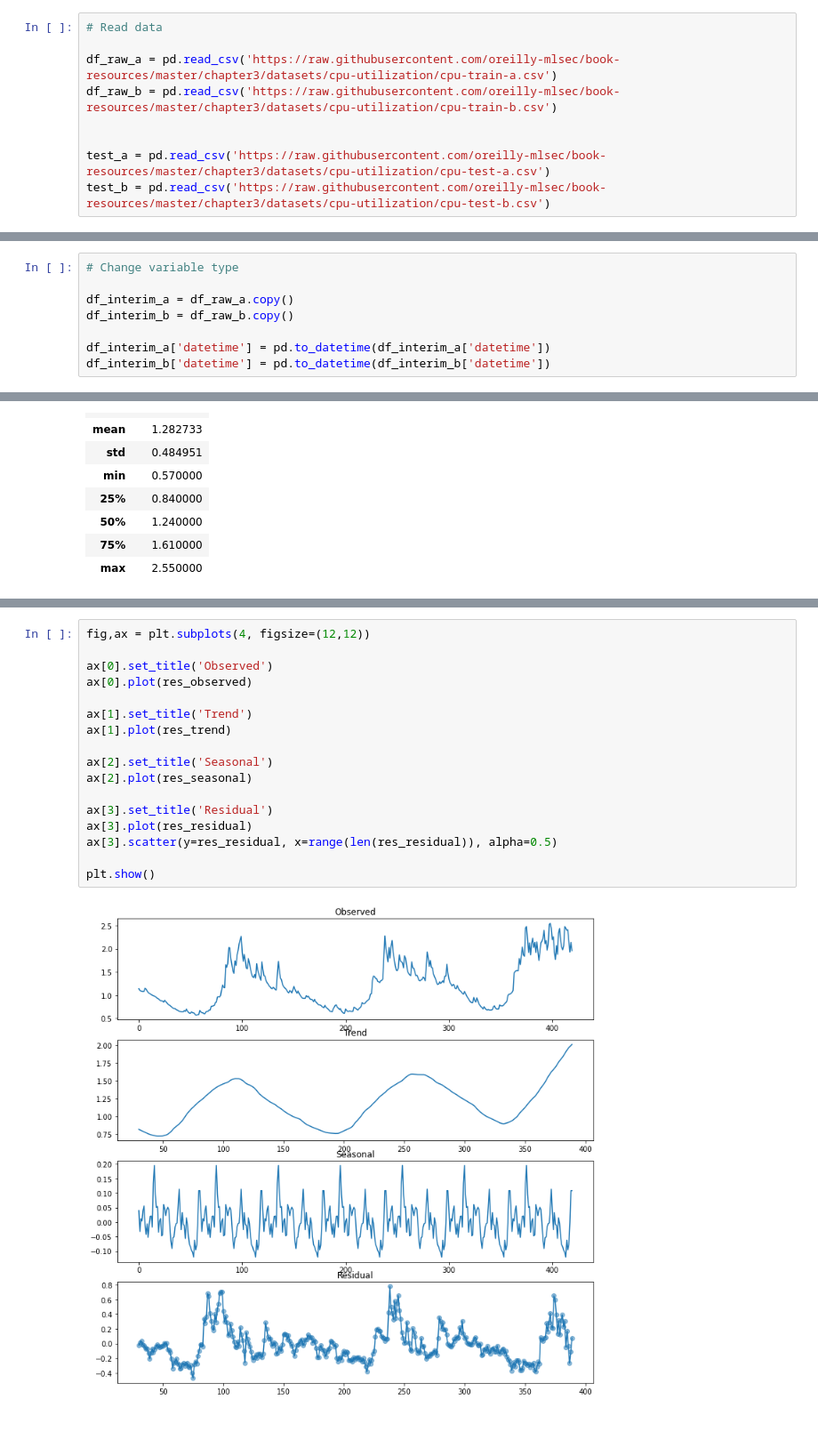
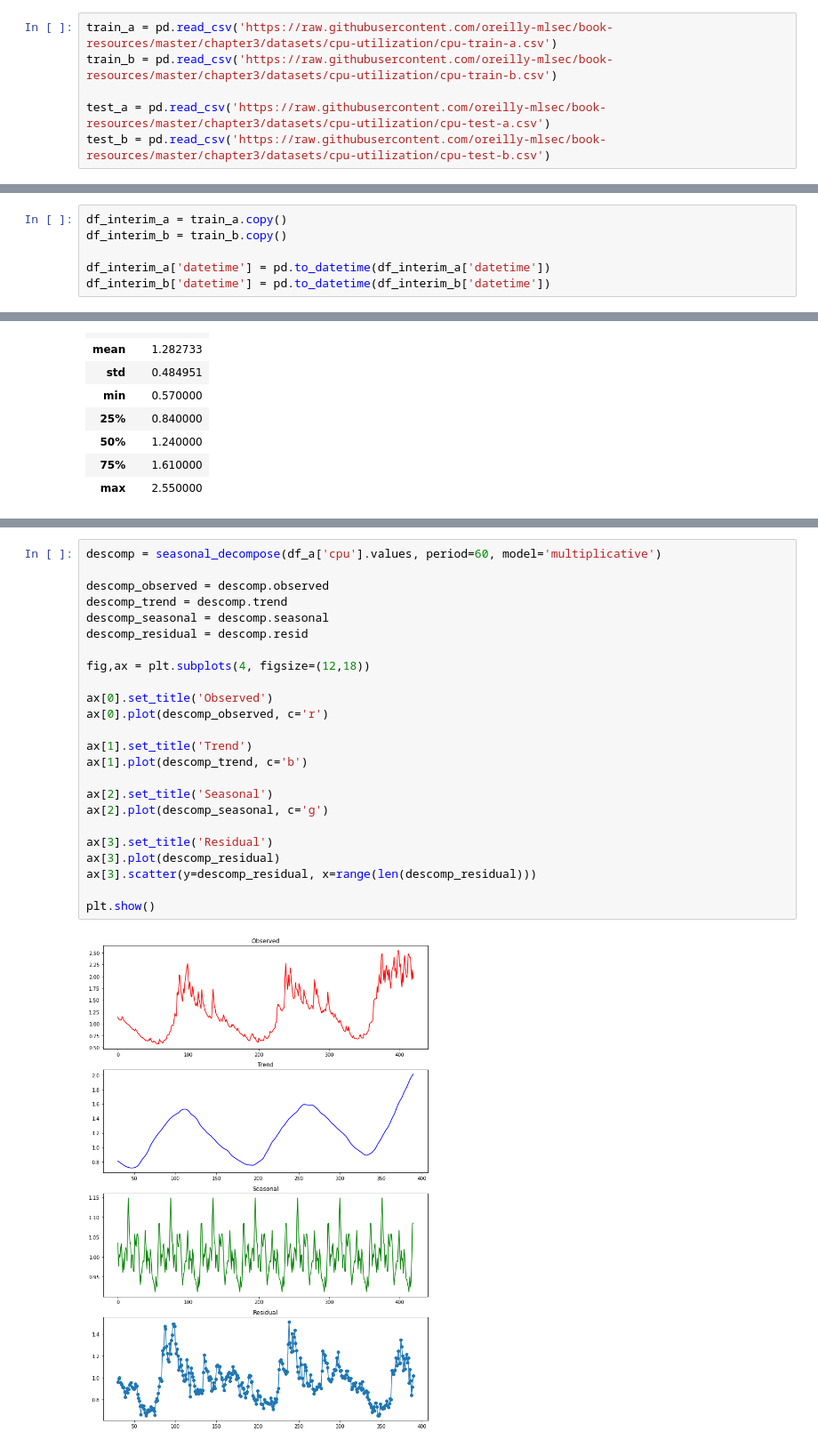
Before and after one commit to marfurt1/coffee_api-ana, a Jupyter notebook: src/explore.ipynb, the cells around one changed output, grey strips where cells are left out. Shown: that part at 89% size. Cells and saved outputs as stored; diff of their text form.

```diff
--- a/src/explore.ipynb
+++ b/src/explore.ipynb
@@ -32,9 +66,6 @@ from pmdarima.arima import auto_arima
 # %%
-# Read data
-
-df_raw_a = pd.read_csv('https://raw.githubusercontent.com/oreilly-mlsec/book-resources/master/chapter3/datasets/cpu-utilization/cpu-train-a.csv')
-df_raw_b = pd.read_csv('https://raw.githubusercontent.com/oreilly-mlsec/book-resources/master/chapter3/datasets/cpu-utilization/cpu-train-b.csv')
-
+train_a = pd.read_csv('https://raw.githubusercontent.com/oreilly-mlsec/book-resources/master/chapter3/datasets/cpu-utilization/cpu-train-a.csv')
+train_b = pd.read_csv('https://raw.githubusercontent.com/oreilly-mlsec/book-resources/master/chapter3/datasets/cpu-utilization/cpu-train-b.csv')
 
 test_a = pd.read_csv('https://raw.githubusercontent.com/oreilly-mlsec/book-resources/master/chapter3/datasets/cpu-utilization/cpu-test-a.csv')
 test_b = pd.read_csv('https://raw.githubusercontent.com/oreilly-mlsec/book-resources/master/chapter3/datasets/cpu-utilization/cpu-test-b.csv')
@@ -81,8 +112,6 @@ df_raw_a
 # %%
-# Change variable type
-
-df_interim_a = df_raw_a.copy()
-df_interim_b = df_raw_b.copy()
+df_interim_a = train_a.copy()
+df_interim_b = train_b.copy()
 
 df_interim_a['datetime'] = pd.to_datetime(df_interim_a['datetime'])
 df_interim_b['datetime'] = pd.to_datetime(df_interim_b['datetime'])
@@ -177,19 +203,26 @@ res_residual = res.resid
 # %%
-fig,ax = plt.subplots(4, figsize=(12,12))
+descomp = seasonal_decompose(df_a['cpu'].values, period=60, model='multiplicative')
+
+descomp_observed = descomp.observed
+descomp_trend = descomp.trend
+descomp_seasonal = descomp.seasonal
+descomp_residual = descomp.resid
+
+fig,ax = plt.subplots(4, figsize=(12,18))
 
 ax[0].set_title('Observed')
-ax[0].plot(res_observed)
+ax[0].plot(descomp_observed, c='r')
 
 ax[1].set_title('Trend')
-ax[1].plot(res_trend)
+ax[1].plot(descomp_trend, c='b')
 
 ax[2].set_title('Seasonal')
-ax[2].plot(res_seasonal)
+ax[2].plot(descomp_seasonal, c='g')
 
 ax[3].set_title('Residual')
-ax[3].plot(res_residual)
-ax[3].scatter(y=res_residual, x=range(len(res_residual)), alpha=0.5)
+ax[3].plot(descomp_residual)
+ax[3].scatter(y=descomp_residual, x=range(len(descomp_residual)))
 
 plt.show()
 # %% [output]
-[figure, old version]
+[figure, new version]
```
Also changed, not shown: parts of 30 cells of this notebook.
